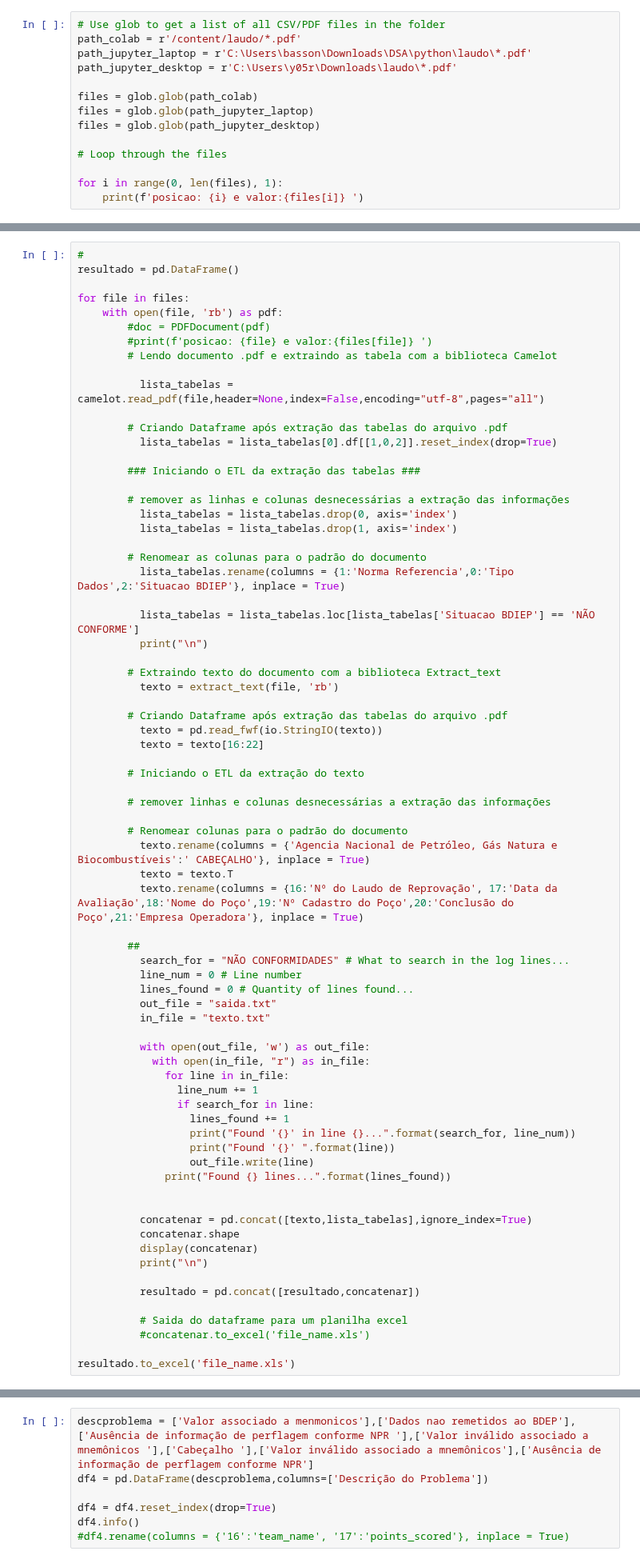
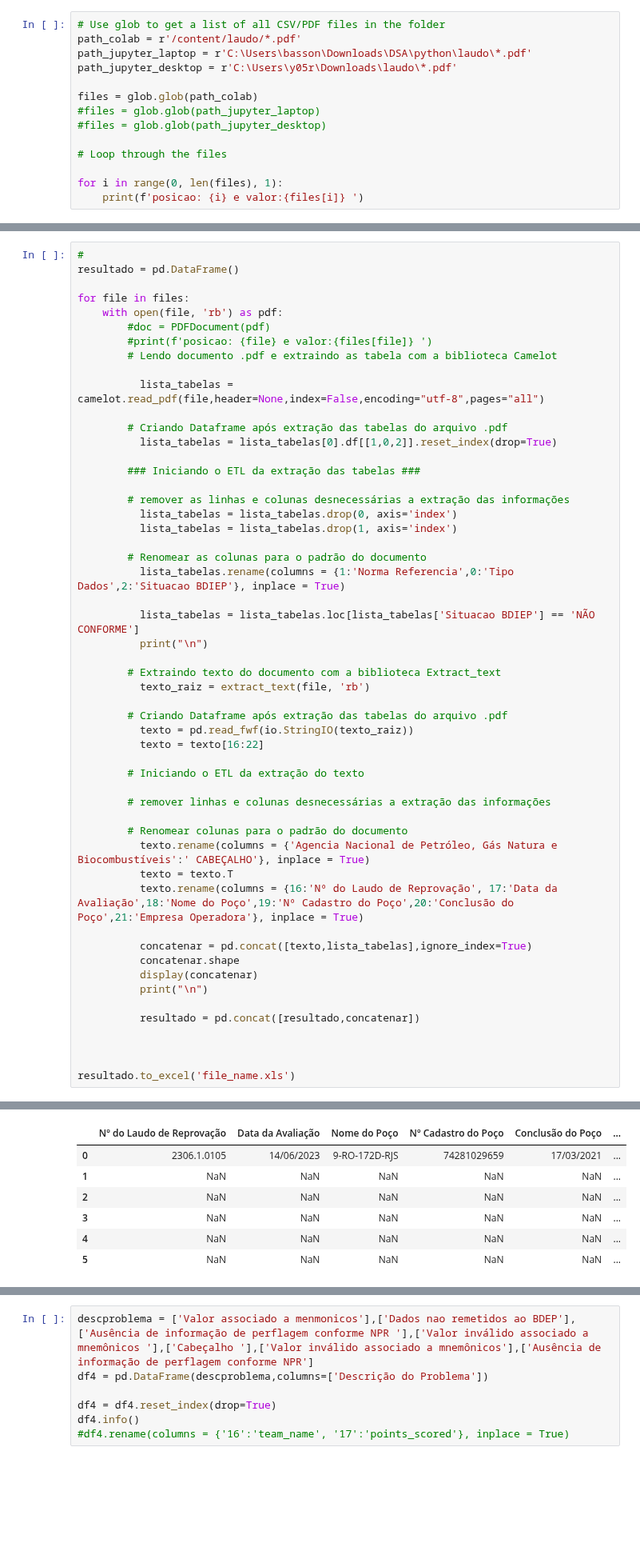
Before and after one commit to fabiobasson/my-frirst-repo, a Jupyter notebook: oficios_qualidade_30062023.ipynb, the cells around one changed output, grey strips where cells are left out. Shown at 80% size. Cells and saved outputs as stored; diff of their text form; blank space fills up the shorter version.

```diff
--- a/oficios_qualidade_30062023.ipynb
+++ b/oficios_qualidade_30062023.ipynb
@@ -86,8 +61,8 @@ path_jupyter_laptop = r'C:\Users\basson\Downloads\DSA\python\laudo\*.pdf'
 path_jupyter_desktop = r'C:\Users\y05r\Downloads\laudo\*.pdf'
 
 files = glob.glob(path_colab)
-files = glob.glob(path_jupyter_laptop)
-files = glob.glob(path_jupyter_desktop)
+#files = glob.glob(path_jupyter_laptop)
+#files = glob.glob(path_jupyter_desktop)
 
 # Loop through the files
 
@@ -133,10 +108,10 @@ for file in files:
           print("\n")
 
         # Extraindo texto do documento com a biblioteca Extract_text
-          texto = extract_text(file, 'rb')
+          texto_raiz = extract_text(file, 'rb')
 
         # Criando Dataframe após extração das tabelas do arquivo .pdf
-          texto = pd.read_fwf(io.StringIO(texto))
+          texto = pd.read_fwf(io.StringIO(texto_raiz))
           texto = texto[16:22]
 
         # Iniciando o ETL da extração do texto
@@ -148,25 +123,6 @@ for file in files:
           texto = texto.T
           texto.rename(columns = {16:'Nº do Laudo de Reprovação', 17:'Data da Avaliação',18:'Nome do Poço',19:'Nº Cadastro do Poço',20:'Conclusão do Poço',21:'Empresa Operadora'}, inplace = True)
 
-        ##
-          search_for = "NÃO CONFORMIDADES" # What to search in the log lines...
-          line_num = 0 # Line number
-          lines_found = 0 # Quantity of lines found...
-          out_file = "saida.txt"
-          in_file = "texto.txt"
-
-          with open(out_file, 'w') as out_file:
-            with open(in_file, "r") as in_file:
-              for line in in_file:
-                line_num += 1
-                if search_for in line:
-                  lines_found += 1
-                  print("Found '{}' in line {}...".format(search_for, line_num))
-                  print("Found '{}' ".format(line))
-                  out_file.write(line)
-              print("Found {} lines...".format(lines_found))
-
-
           concatenar = pd.concat([texto,lista_tabelas],ignore_index=True)
           concatenar.shape
           display(concatenar)
@@ -174,8 +130,7 @@ for file in files:
 
           resultado = pd.concat([resultado,concatenar])
 
-          # Saida do dataframe para um planilha excel
-          #concatenar.to_excel('file_name.xls')
+
 
 resultado.to_excel('file_name.xls')
 # %% [output]
@@ -182,0 +165,7 @@ RuntimeError: Can not find Ghostscript DLL in registry
+|  | Nº do Laudo de Reprovação | Data da Avaliação | Nome do Poço | Nº Cadastro do Poço | Conclusão do Poço | ... |
+| 0 | 2306.1.0105 | 14/06/2023 | 9-RO-172D-RJS | 74281029659 | 17/03/2021 | ... |
+| 1 | NaN | NaN | NaN | NaN | NaN | ... |
+| 2 | NaN | NaN | NaN | NaN | NaN | ... |
+| 3 | NaN | NaN | NaN | NaN | NaN | ... |
+| 4 | NaN | NaN | NaN | NaN | NaN | ... |
+| 5 | NaN | NaN | NaN | NaN | NaN | ... |
```
Also changed, not shown: parts of 7 cells of this notebook.
